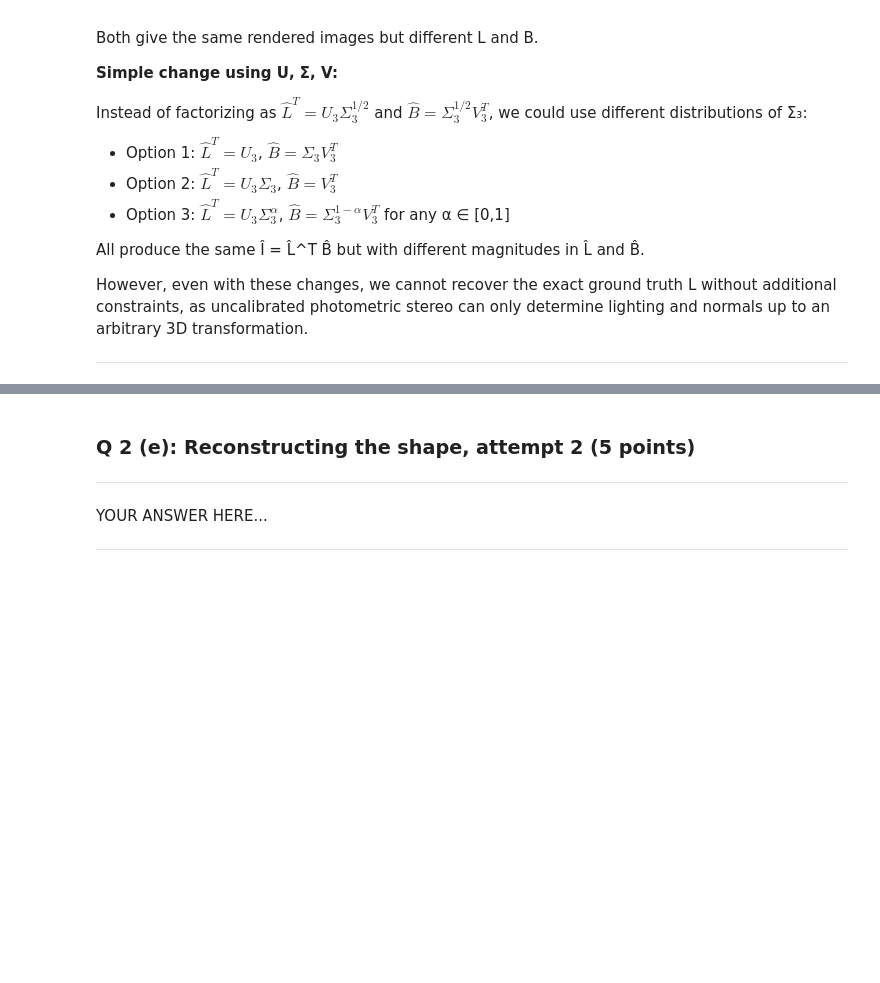
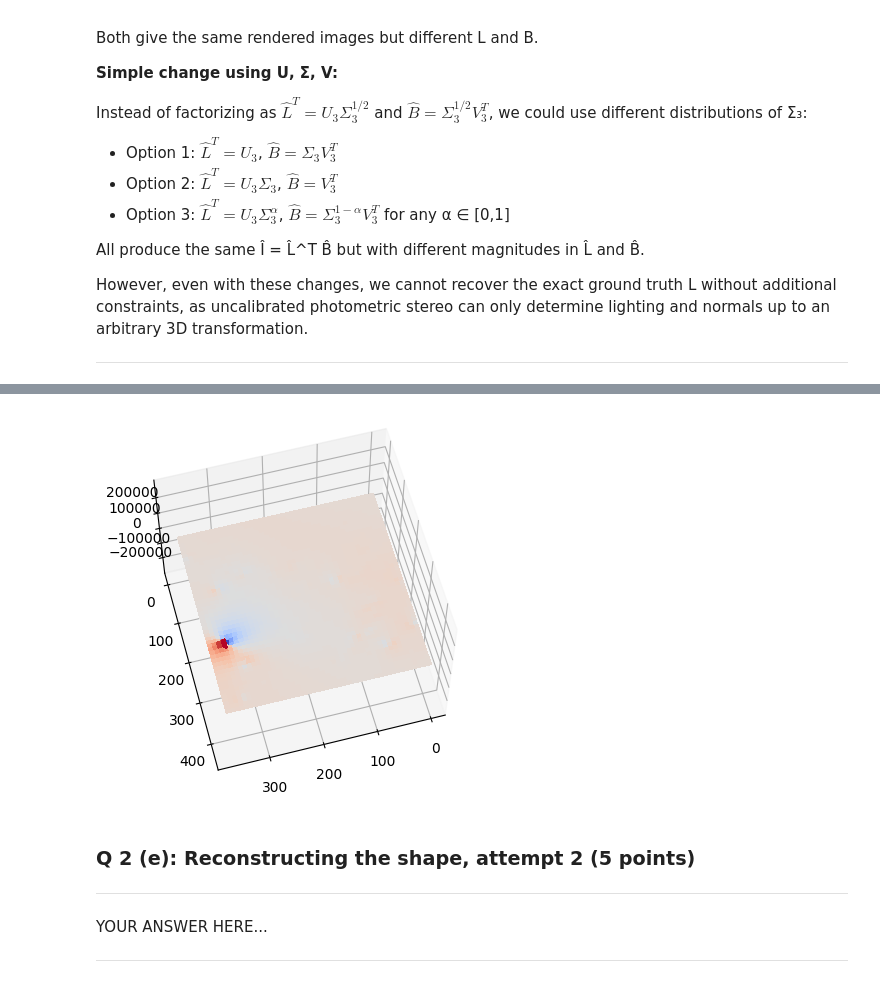
Before and after one commit to w3ichen/cv-hw, a Jupyter notebook: 16720/HW6_Photometric_Stereo/HW6_Public.ipynb, the cells around one changed output, grey strips where cells are left out. Cells and saved outputs as stored; diff of their text form; code cells hidden in the pictures; blank space fills up the shorter version.

```diff
--- a/16720/HW6_Photometric_Stereo/HW6_Public.ipynb
+++ b/16720/HW6_Photometric_Stereo/HW6_Public.ipynb
@@ -1183,3 +1181,18 @@ YOUR ANSWER HERE...
+# %%
+# Part 2 (d)
+### YOUR CODE HERE
+
+# Get uncalibrated estimates
+B, LEst = estimatePseudonormalsUncalibrated(I)
+# Convert pseudonormals to albedos and unit normals
+albedos, normals = estimateAlbedosNormals(B)
+# Reconstruct depth map
+surface = estimateShape(normals, s)
+plotSurface(surface)
+
+### END YOUR CODE
+# %% [output]
+[figure, added]
 # %% [markdown]
 ### Q 2 (e): Reconstructing the shape, attempt 2 (5 points)
 
```
Also changed, not shown: parts of 10 cells of this notebook.
